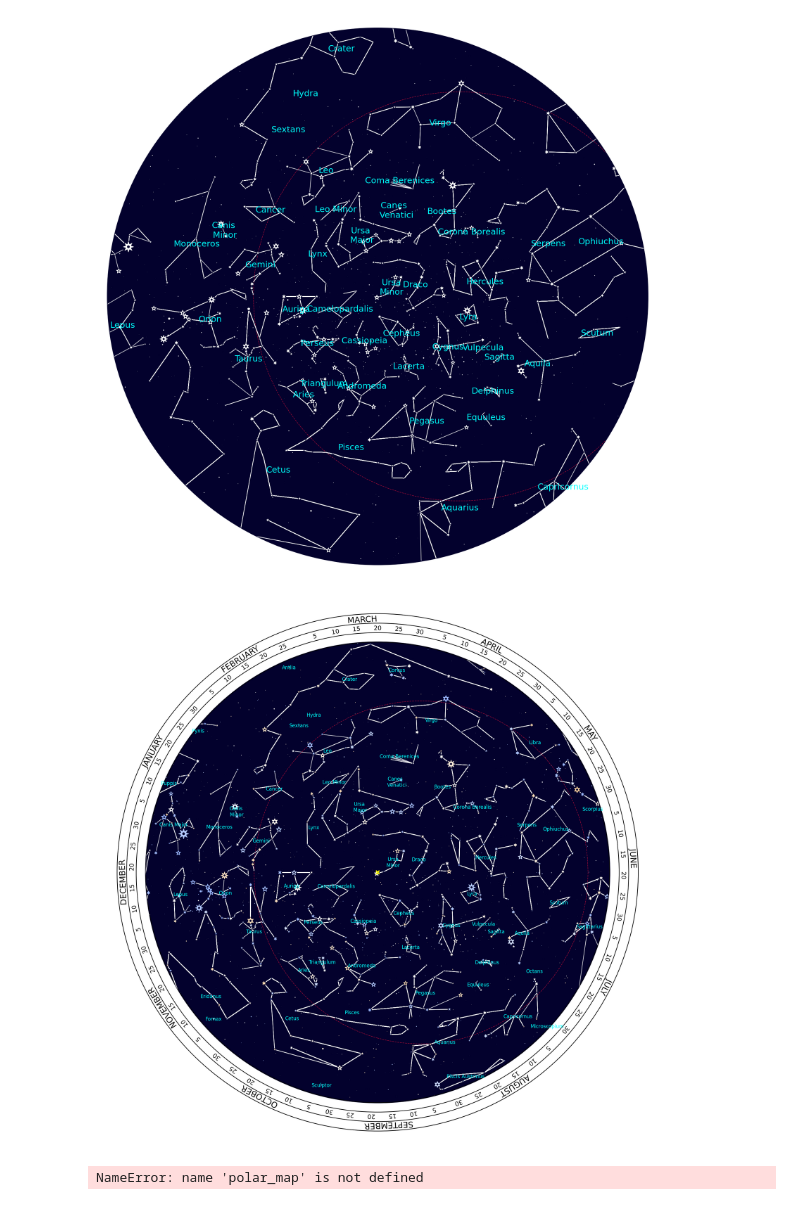
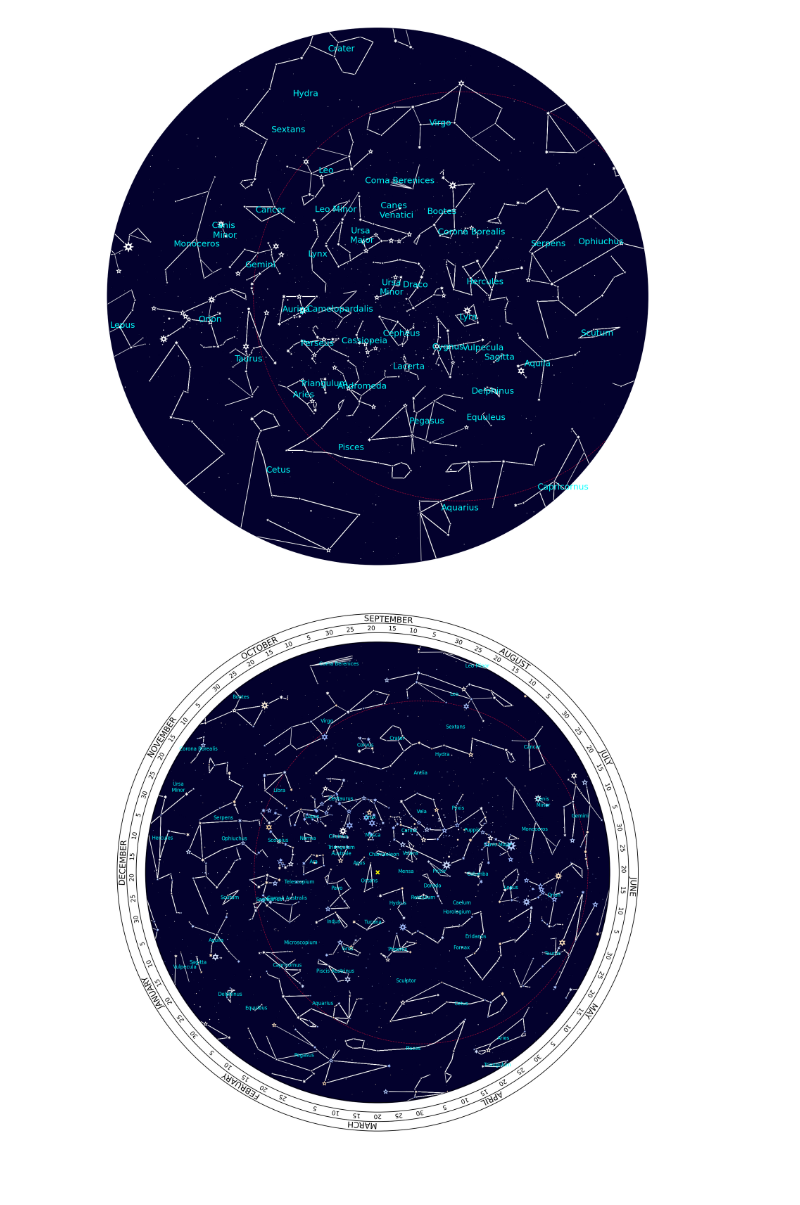
Before and after one commit to Giacomo-Menegatti/HARey_constellations_cards, a Jupyter notebook: astrolabe.ipynb, the cells around one changed output. Cells and saved outputs as stored; diff of their text form; code cells hidden in the pictures.

Commit message:
Fixed misplacement of the calendar

```diff
--- a/astrolabe.ipynb
+++ b/astrolabe.ipynb
@@ -365,11 +365,6 @@ harey.polar_map(pole='N', FOV=220, GRID=False, CON_LINES=True, mode='stereo', CO
 # %% [output]
 [figure]
 # %%
-harey.polar_map(FOV=250, GRID=False, CON_LINES=True, ADD_CALENDAR=True, mode='azimuth', star_size=50, CON_NAMES=True, font_sizes=(1,2,4), STAR_COLORS=True)
+harey.polar_map(FOV=250, pole='S', GRID=False, CON_LINES=True, ADD_CALENDAR=True, mode='azimuth', star_size=50, CON_NAMES=True, font_sizes=(1,2,4), STAR_COLORS=True)
 # %% [output]
-[figure, old version]
+[figure, new version]
-# %%
-polar_map(harey, FOV=210, pole='N', CON_LINES=True, ADD_CALENDAR=True, mode='stereo', GRID=False, star_size=50)
-polar_map(harey, FOV=210, pole='S', CON_LINES=True, ADD_CALENDAR=True, mode='stereo', GRID=False, star_size=50)
-# %% [output]
-NameError: name 'polar_map' is not defined
```
Also changed, not shown: parts of 1 cell of this notebook, 1 other file.
